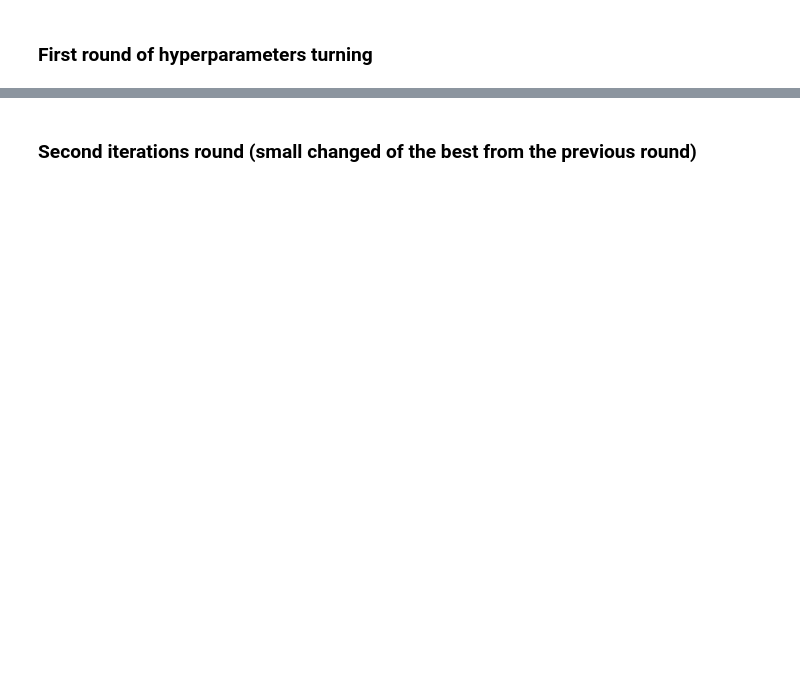
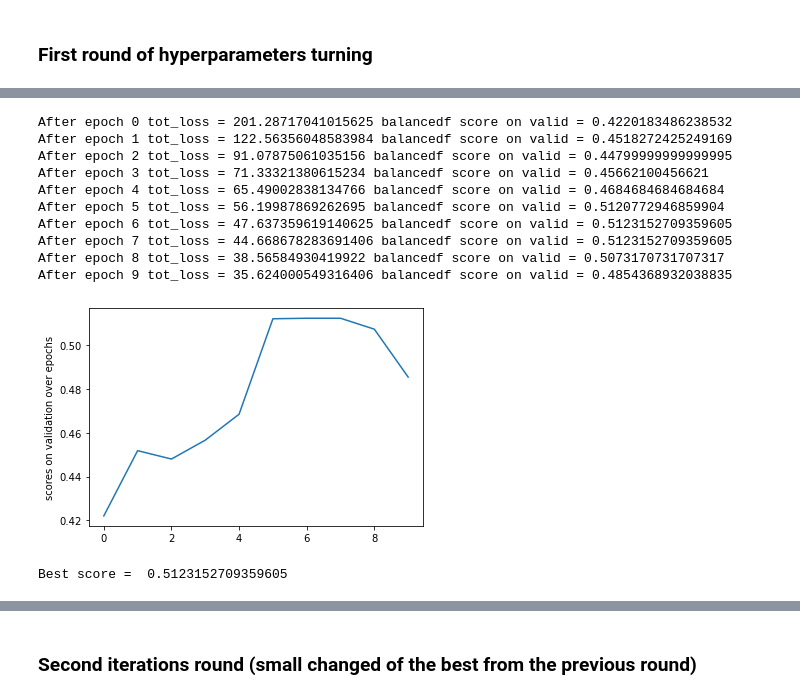
Before and after one commit to Mateuszrze/PolEval2019Task6, a Jupyter notebook: BiLSTM_results.ipynb, the cells around one changed output, grey strips where cells are left out. Cells and saved outputs as stored; diff of their text form; code cells hidden in the pictures; blank space fills up the shorter version.

```diff
--- a/BiLSTM_results.ipynb
+++ b/BiLSTM_results.ipynb
@@ -114,12 +127,25 @@ test(dataset=binary_dataset,
 # %%
 test(dataset=binary_dataset,
-     epochs=15,
+     epochs=10,
      method='fixed_length_2d',
      L=30,
      size=64,
-     num_layers=1,
+     num_layers=2,
      dropout=0.2,
      prediction_method='max',
      equalize_training_classes=True,
-     learning_rate=0.0001,
+     learning_rate=0.005,
      number_of_output_classes=2)
+# %% [output]
+After epoch 0 tot_loss = 201.28717041015625 balancedf score on valid = 0.4220183486238532
+After epoch 1 tot_loss = 122.56356048583984 balancedf score on valid = 0.4518272425249169
+After epoch 2 tot_loss = 91.07875061035156 balancedf score on valid = 0.44799999999999995
+After epoch 3 tot_loss = 71.33321380615234 balancedf score on valid = 0.45662100456621
+After epoch 4 tot_loss = 65.49002838134766 balancedf score on valid = 0.4684684684684684
+After epoch 5 tot_loss = 56.19987869262695 balancedf score on valid = 0.5120772946859904
+After epoch 6 tot_loss = 47.637359619140625 balancedf score on valid = 0.5123152709359605
+After epoch 7 tot_loss = 44.668678283691406 balancedf score on valid = 0.5123152709359605
+After epoch 8 tot_loss = 38.56584930419922 balancedf score on valid = 0.5073170731707317
+After epoch 9 tot_loss = 35.624000549316406 balancedf score on valid = 0.4854368932038835
+[figure, added]
+Best score =  0.5123152709359605
```
Also changed, not shown: parts of 22 cells of this notebook.
